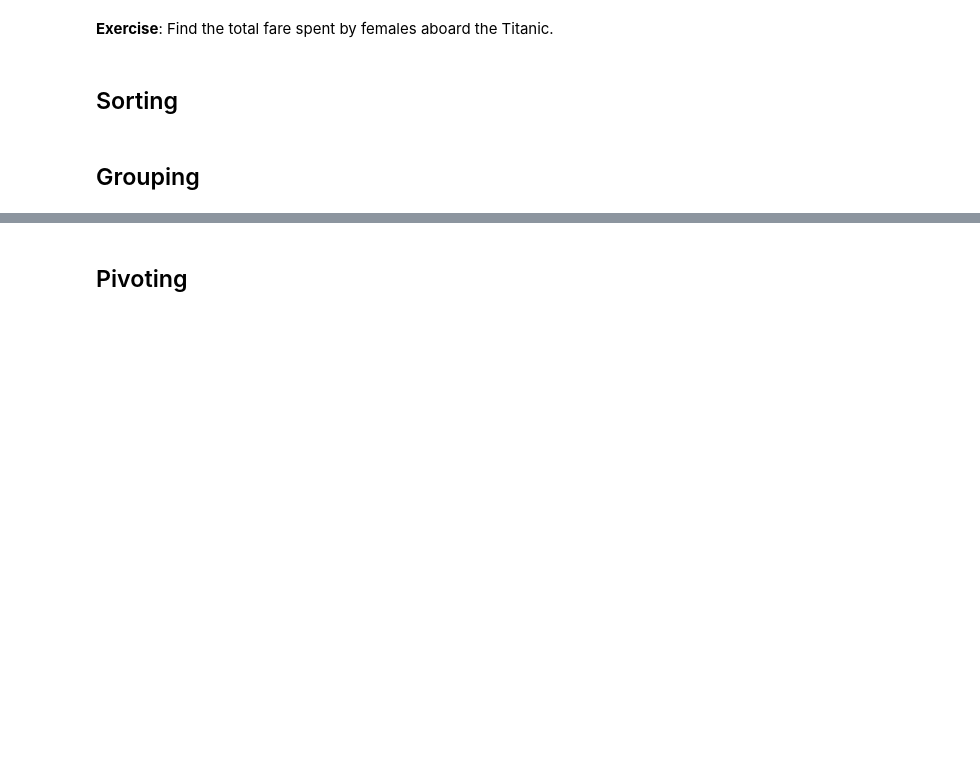
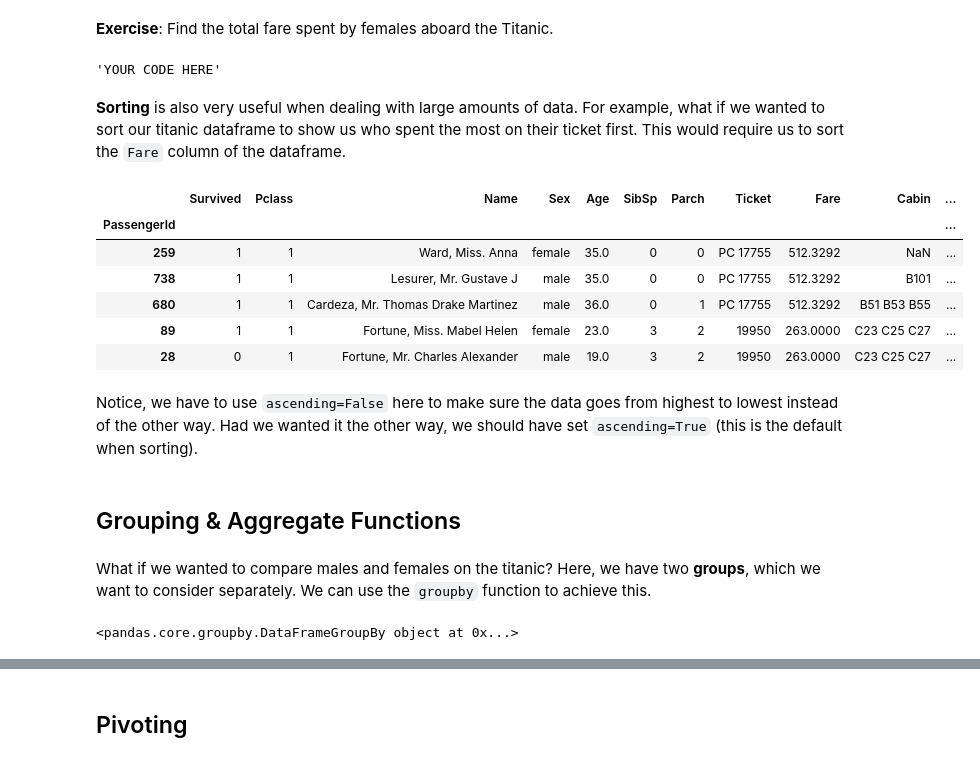
Before and after one commit to SUSA-org/Spring-2020-Career-Exploration, a Jupyter notebook: Lectures/Lecture3/Numpy and Pandas.ipynb, the cells around one changed output, grey strips where cells are left out. Saved outputs shown, nothing was run; the diff lists cells and outputs as text; code cells hidden in the pictures; blank space fills up the shorter version.

Commit message:
added pandas material

```diff
--- a/Lectures/Lecture3/Numpy and Pandas.ipynb
+++ b/Lectures/Lecture3/Numpy and Pandas.ipynb
@@ -670,9 +852,29 @@ survived.head()
 # %% [markdown]
 **Exercise**: Find the total fare spent by females aboard the Titanic.
 # %%
-fare = 0
+fare = """YOUR CODE HERE"""
 fare
+# %% [output]
+'YOUR CODE HERE'
-# %% [markdown]
-## Sorting
+# %% [markdown]
+**Sorting** is also very useful when dealing with large amounts of data. For example, what if we wanted to sort our titanic dataframe to show us who spent the most on their ticket first. This would require us to sort the `Fare` column of the dataframe.
+# %%
+titanic_train.sort_values("Fare", ascending=False).head()
+# %% [output]
+|  | Survived | Pclass | Name | Sex | Age | SibSp | Parch | Ticket | Fare | Cabin | ... |
+| PassengerId |  |  |  |  |  |  |  |  |  |  | ... |
+| 259 | 1 | 1 | Ward, Miss. Anna | female | 35.0 | 0 | 0 | PC 17755 | 512.3292 | NaN | ... |
+| 738 | 1 | 1 | Lesurer, Mr. Gustave J | male | 35.0 | 0 | 0 | PC 17755 | 512.3292 | B101 | ... |
+| 680 | 1 | 1 | Cardeza, Mr. Thomas Drake Martinez | male | 36.0 | 0 | 1 | PC 17755 | 512.3292 | B51 B53 B55 | ... |
+| 89 | 1 | 1 | Fortune, Miss. Mabel Helen | female | 23.0 | 3 | 2 | 19950 | 263.0000 | C23 C25 C27 | ... |
+| 28 | 0 | 1 | Fortune, Mr. Charles Alexander | male | 19.0 | 3 | 2 | 19950 | 263.0000 | C23 C25 C27 | ... |
+# %% [markdown]
+Notice, we have to use `ascending=False` here to make sure the data goes from highest to lowest instead of the other way. Had we wanted it the other way, we should have set `ascending=True` (this is the default when sorting).
 # %% [markdown]
-## Grouping
+## Grouping & Aggregate Functions
+# %% [markdown]
+What if we wanted to compare males and females on the titanic? Here, we have two **groups**, which we want to consider separately. We can use the `groupby` function to achieve this.
+# %%
+titanic_train.groupby("Sex") #returns a DataFrameGroupBy Object
+# %% [output]
+<pandas.core.groupby.DataFrameGroupBy object at 0x...>
```
Also changed, not shown: parts of 78 cells of this notebook.
